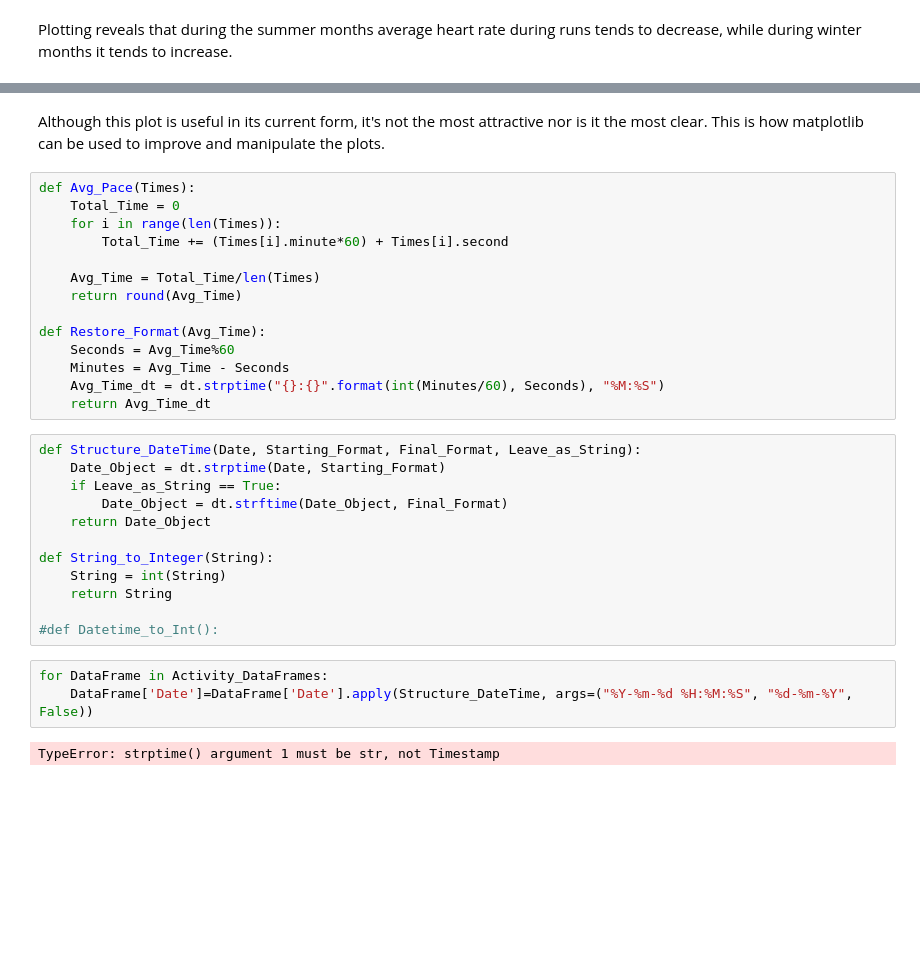
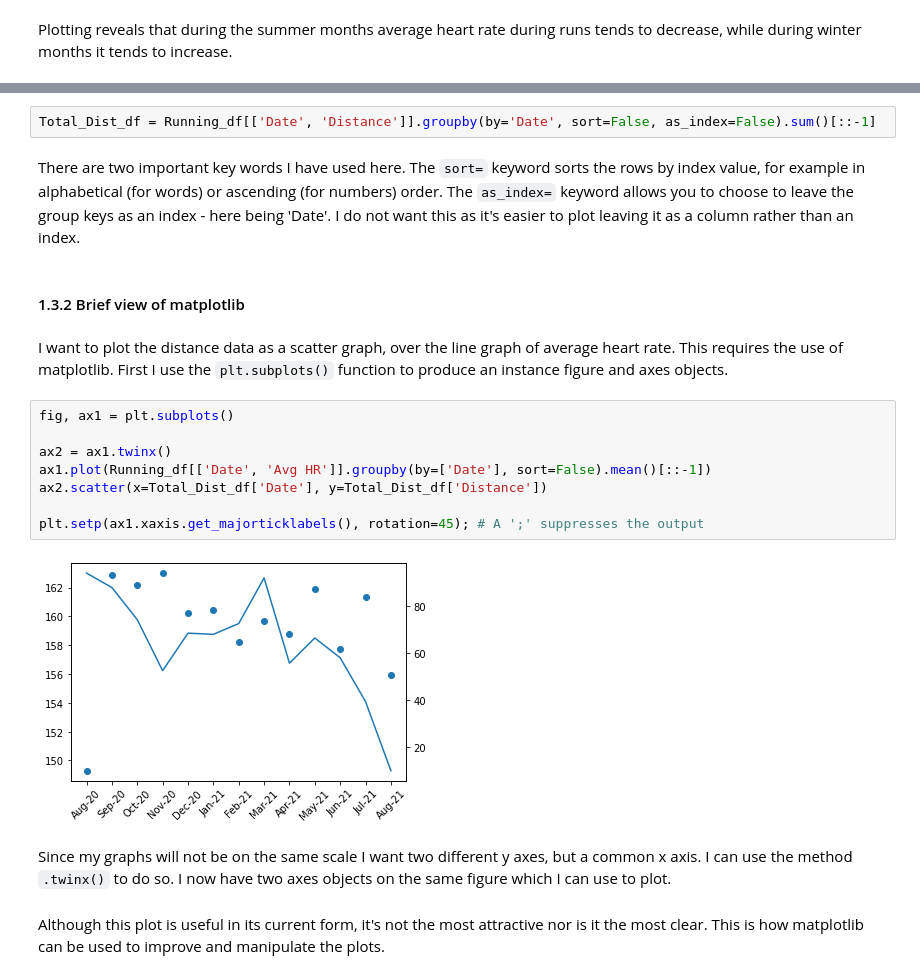
Before and after one commit to jr832jtr/KP_MyTutor, a Jupyter notebook: Kiara P Week 2.ipynb, the cells around one changed output, grey strips where cells are left out. Cells and saved outputs as stored; diff of their text form; blank space fills up the shorter version.

````diff
--- a/Kiara P Week 2.ipynb
+++ b/Kiara P Week 2.ipynb
@@ -255,33 +257,22 @@ Plotting reveals that during the summer months average heart rate during runs te
+# %%
+Total_Dist_df = Running_df[['Date', 'Distance']].groupby(by='Date', sort=False, as_index=False).sum()[::-1]
+# %% [markdown]
+There are two important key words I have used here. The ```sort=``` keyword sorts the rows by index value, for example in alphabetical (for words) or ascending (for numbers) order. The ```as_index=``` keyword allows you to choose to leave the group keys as an index - here being 'Date'. I do not want this as it's easier to plot leaving it as a column rather than an index.
+# %% [markdown]
+#### 1.3.2 Brief view of matplotlib
+# %% [markdown]
+I want to plot the distance data as a scatter graph, over the line graph of average heart rate. This requires the use of matplotlib. First I use the ```plt.subplots()``` function to produce an instance figure and axes objects.
+# %%
+fig, ax1 = plt.subplots()
+
+ax2 = ax1.twinx()
+ax1.plot(Running_df[['Date', 'Avg HR']].groupby(by=['Date'], sort=False).mean()[::-1])
+ax2.scatter(x=Total_Dist_df['Date'], y=Total_Dist_df['Distance'])
+
+plt.setp(ax1.xaxis.get_majorticklabels(), rotation=45); # A ';' suppresses the output
+# %% [output]
+[figure, added]
+# %% [markdown]
+Since my graphs will not be on the same scale I want two different y axes, but a common x axis. I can use the method ```.twinx()``` to do so. I now have two axes objects on the same figure which I can use to plot.
 # %% [markdown]
 Although this plot is useful in its current form, it's not the most attractive nor is it the most clear. This is how matplotlib can be used to improve and manipulate the plots.
-# %%
-def Avg_Pace(Times):
-    Total_Time = 0
-    for i in range(len(Times)):
-        Total_Time += (Times[i].minute*60) + Times[i].second
-
-    Avg_Time = Total_Time/len(Times)
-    return round(Avg_Time)
-
-def Restore_Format(Avg_Time):
-    Seconds = Avg_Time%60
-    Minutes = Avg_Time - Seconds
-    Avg_Time_dt = dt.strptime("{}:{}".format(int(Minutes/60), Seconds), "%M:%S")
-    return Avg_Time_dt
-# %%
-def Structure_DateTime(Date, Starting_Format, Final_Format, Leave_as_String):
-    Date_Object = dt.strptime(Date, Starting_Format)
-    if Leave_as_String == True:
-        Date_Object = dt.strftime(Date_Object, Final_Format)
-    return Date_Object
-
-def String_to_Integer(String):
-    String = int(String)
-    return String
-
-#def Datetime_to_Int():
-# %%
-for DataFrame in Activity_DataFrames:
-    DataFrame['Date']=DataFrame['Date'].apply(Structure_DateTime, args=("%Y-%m-%d %H:%M:%S", "%d-%m-%Y", False))
-# %% [output]
-TypeError: strptime() argument 1 must be str, not Timestamp
````
Also changed, not shown: parts of 9 cells of this notebook, 2 other files.
